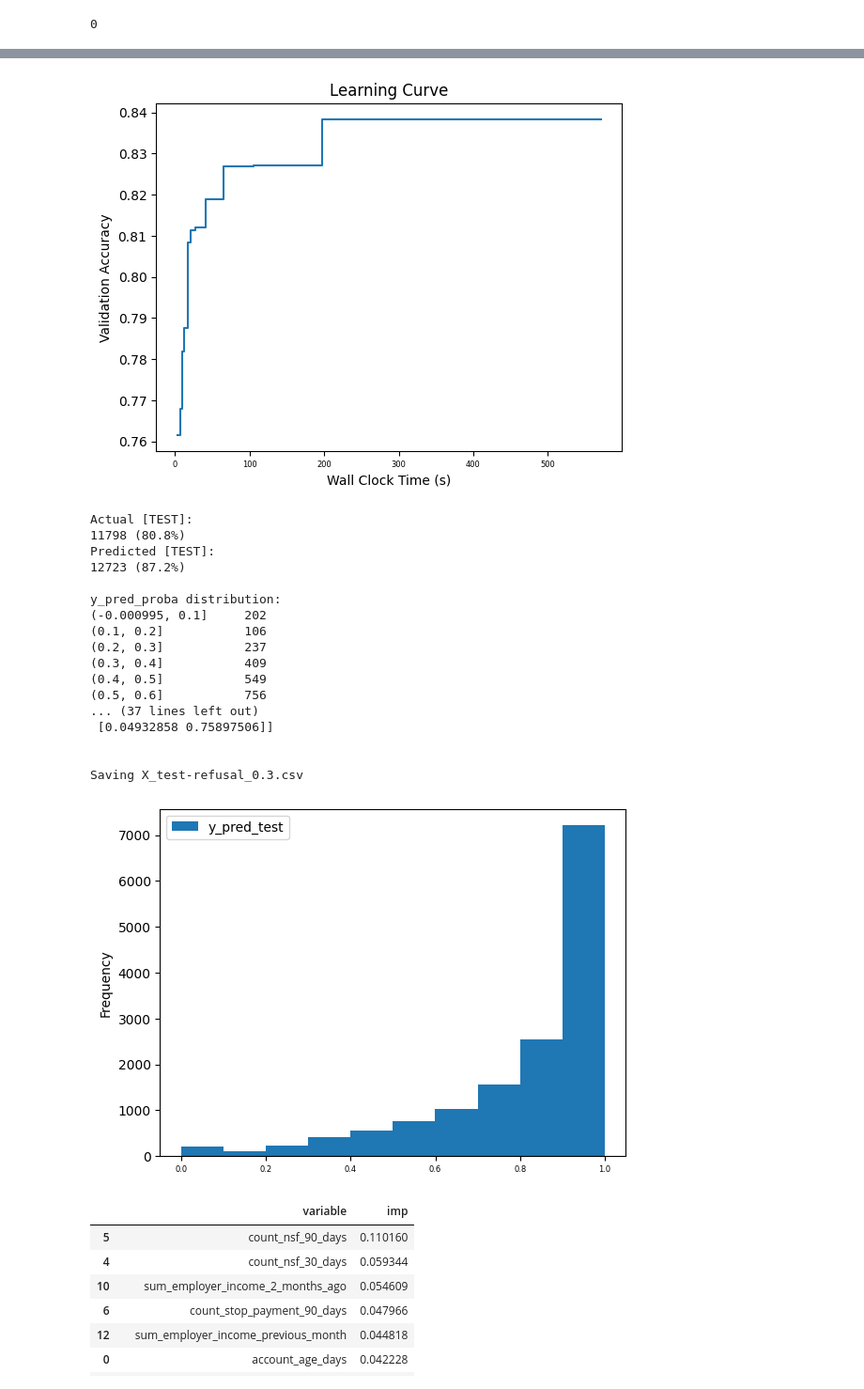
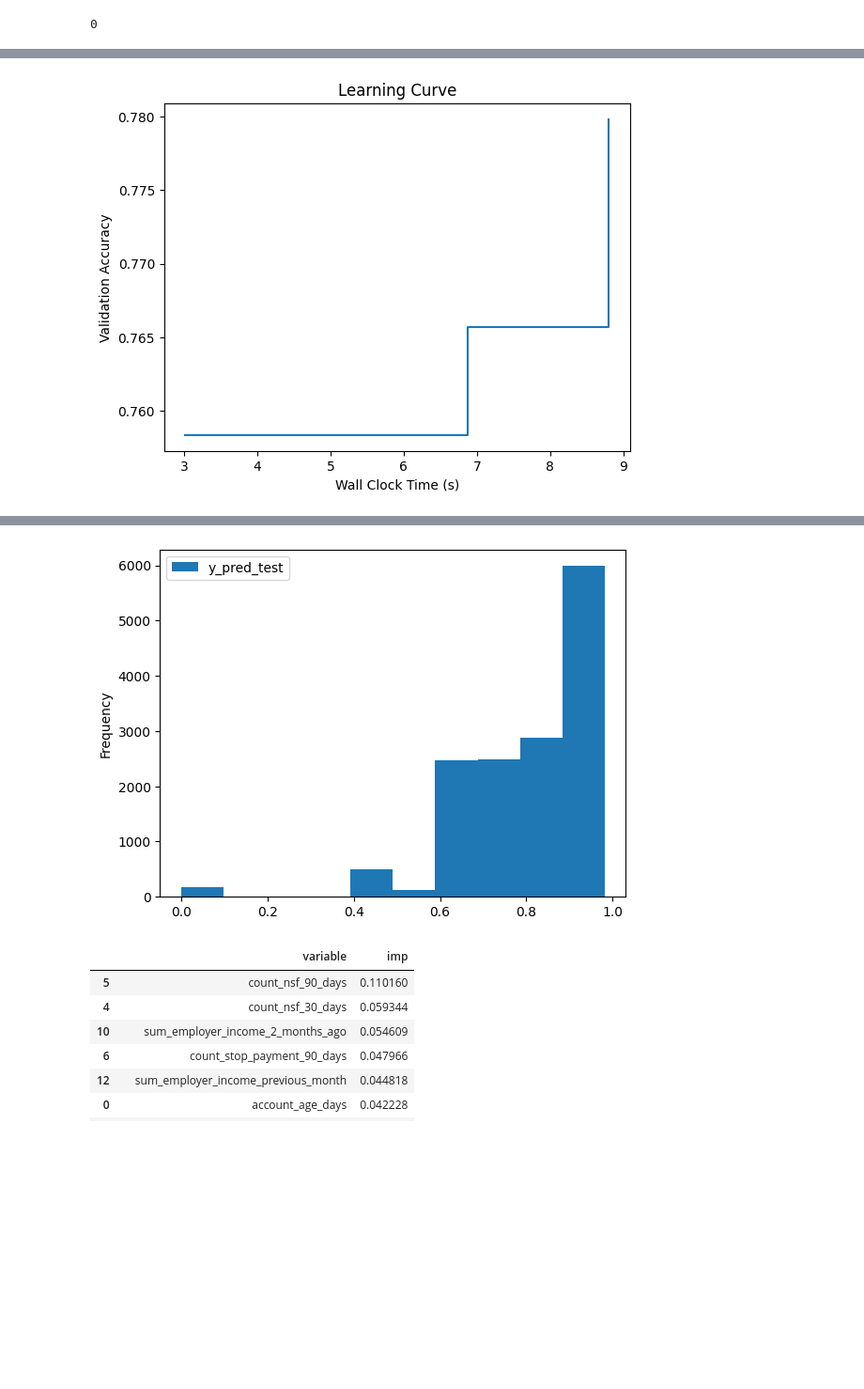
Before and after one commit to klahrich/westgate, a Jupyter notebook: refusal_model/refusal_model.ipynb, the cells around one changed output, grey strips where cells are left out. Shown: that part at 94% size. Cells and saved outputs as stored; diff of their text form; code cells hidden in the pictures; blank space fills up the shorter version.

Commit message:
Refactored feature engineering + 2 new features + added logging

```diff
--- a/refusal_model/refusal_model.ipynb
+++ b/refusal_model/refusal_model.ipynb
@@ -148,4 +157,4 @@ len(accepted_df)
 19597
 # %%
 default_model = UWModel(experiment_id='default_1.0', basefolder='../default_model/')
-refusal_model = LendingModel(experiment_id='refusal_0.3')
+refusal_model = LendingModel(experiment_id='refusal_0.4')
@@ -221,6 +274,28 @@ dict_keys(['train_request_date', 'test_request_date', 'train_dob', 'test_dob', '
 len(X_train)
 # %% [output]
 82737
+# %%
+from westgate.feature_eng import FeatureEng
+
+class IncomeFE(FeatureEng):
+
+    def feature_engineer(self, X:pd.DataFrame) -> pd.DataFrame:
+
+        X['non_classified_income_current_month'] = (X['sum_non_employer_income_current_month']
+                                                    - X['sum_government_income_current_month'])
+
+        X['non_classified_income_previous_month'] = (X['sum_non_employer_income_previous_month']
+                                                    - X['sum_government_income_previous_month'])
+
+        X['non_classified_income_2_months_ago'] = (X['sum_non_employer_income_2_months_ago']
+                                                    - X['sum_government_income_2_months_ago'])
+
+        X['monthly_repayment_capacity'] = (X['sum_employer_income_current_month']
+                                            - X['sum_loan_deposits_90_days'] / 3.0)
+
+        return X
+# %%
+refusal_model.add_feature_eng(IncomeFE())
 # %%
 X_train, X_test = refusal_model.feature_engineer(X_train, X_test)
 # %% [output]
@@ -301,6 +376,7 @@ Index(['account_age_days', 'average_monthly_recurring_transfers_in_complex',
       dtype='object')
 # %%
 y_pred_proba, y_pred, extra = refusal_model.fit(*r,
-                                                time_budget=600,
+                                                time_budget=10,
                                                 threshold=0.55)
 # %% [output]
+[figure, new version]
@@ -309,22 +384,4 @@ X_test shape: (14596, 32)
-[figure, old version]
-Actual [TEST]:
-11798 (80.8%)
-Predicted [TEST]:
-12723 (87.2%)
-
-y_pred_proba distribution:
-(-0.000995, 0.1]     202
-(0.1, 0.2]           106
-(0.2, 0.3]           237
-(0.3, 0.4]           409
-(0.4, 0.5]           549
-(0.5, 0.6]           756
-... (37 lines left out)
- [0.04932858 0.75897506]]
-
-
-Saving X_test-refusal_0.3.csv
-[figure, old version]
+[figure, new version]
 # %%
 refusal_model.feat_imp()
 # %% [output]
```
Also changed, not shown: parts of 13 cells of this notebook.
